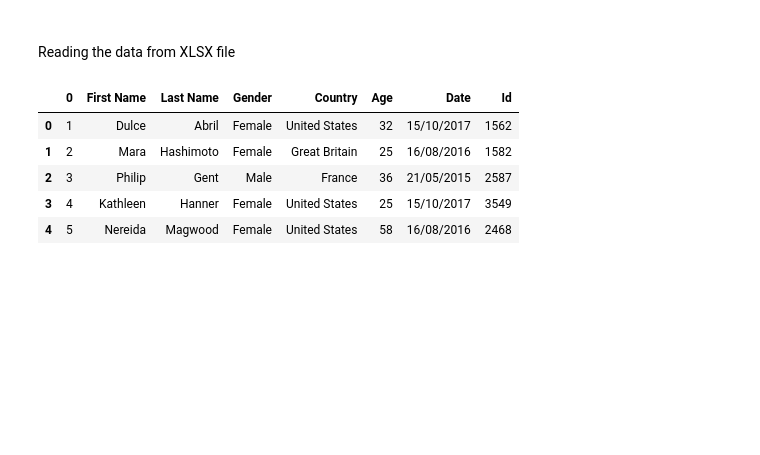
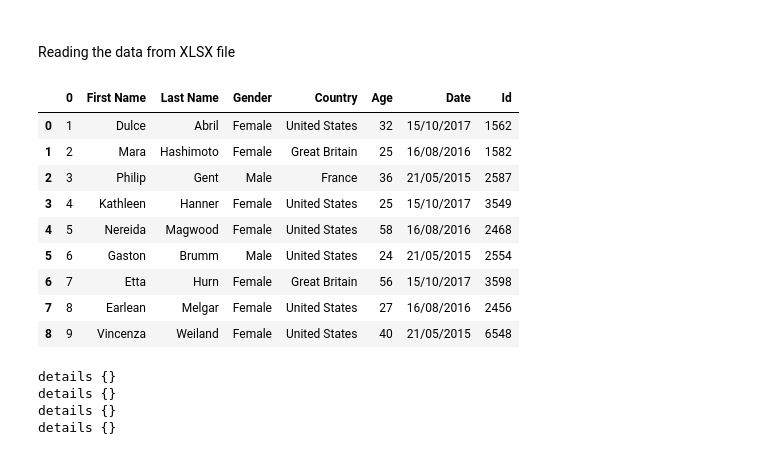
Before and after one commit to alirezaghorbani1983/IBM-DATA-SCIENCE, a Jupyter notebook: stock-project.ipynb, the cells around one changed output. Saved outputs shown, nothing was run; the diff lists cells and outputs as text; code cells hidden in the pictures; blank space fills up the shorter version.

Commit message:
stock market data extraction

```diff
--- a/stock-project.ipynb
+++ b/stock-project.ipynb
@@ -429,18 +430,22 @@ filename = "https://cf-courses-data.s3.us.cloud-object-storage.appdomain.cloud/I
 # %%
 import requests
 
 
 response = requests.get(filename)
-with open("file_example_XLSX_10.xlsx", "wb") as f:
+with open("file_example_-_10.xlsx", "wb") as f:
     f.write(response.content)
 
 import pandas as pd
 df = pd.read_excel("file_example_XLSX_10.xlsx")
-df.head()
+df
 # %% [output]
 |  | 0 | First Name | Last Name | Gender | Country | Age | Date | Id |
 | 0 | 1 | Dulce | Abril | Female | United States | 32 | 15/10/2017 | 1562 |
 | 1 | 2 | Mara | Hashimoto | Female | Great Britain | 25 | 16/08/2016 | 1582 |
 | 2 | 3 | Philip | Gent | Male | France | 36 | 21/05/2015 | 2587 |
 | 3 | 4 | Kathleen | Hanner | Female | United States | 25 | 15/10/2017 | 3549 |
 | 4 | 5 | Nereida | Magwood | Female | United States | 58 | 16/08/2016 | 2468 |
+| 5 | 6 | Gaston | Brumm | Male | United States | 24 | 21/05/2015 | 2554 |
+| 6 | 7 | Etta | Hurn | Female | Great Britain | 56 | 15/10/2017 | 3598 |
+| 7 | 8 | Earlean | Melgar | Female | United States | 27 | 16/08/2016 | 2456 |
+| 8 | 9 | Vincenza | Weiland | Female | United States | 40 | 21/05/2015 | 6548 |
@@ -446,0 +472,23 @@ df.head()
+# %%
+import requests
+import xml.etree.ElementTree as ET
+
+# دانلود فایل XML از اینترنت
+url = "https://cf-courses-data.s3.us.cloud-object-storage.appdomain.cloud/IBMDeveloperSkillsNetwork-PY0101EN-SkillsNetwork/labs/Module%205/data/Sample-employee-XML-file.xml"
+response = requests.get(url)
+
+with open("Sample-employee-XML-file.xml", "wb") as f:
+    f.write(response.content)
+
+# حالا فایل دانلودشده رو باز و پردازش می‌کنیم
+tree = ET.parse("Sample-employee-XML-file.xml")
+root = tree.getroot()
+
+# برای تست، همه تگ‌ها رو چاپ می‌کنیم
+for child in root:
+    print(child.tag, child.attrib)
+# %% [output]
+details {}
+details {}
+details {}
+details {}
```
Also changed, not shown: parts of 15 cells of this notebook.
